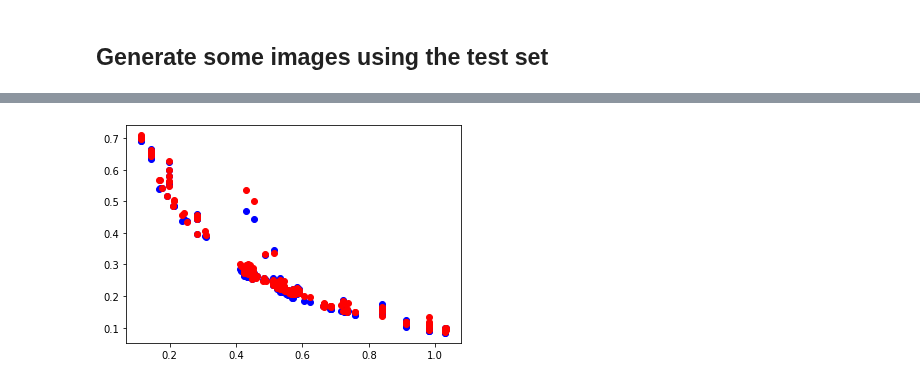
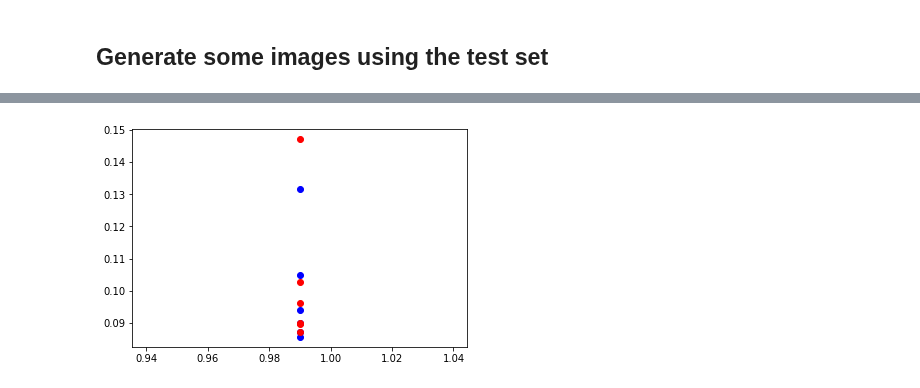
Before and after one commit to cbojechko/Image_Prediction, a Jupyter notebook: fit_fakeandphantom_twomodels.ipynb, the cells around one changed output, grey strips where cells are left out. Cells and saved outputs as stored; diff of their text form; code cells hidden in the pictures.

```diff
--- a/fit_fakeandphantom_twomodels.ipynb
+++ b/fit_fakeandphantom_twomodels.ipynb
@@ -353,7 +341,7 @@ def return_generators(base_path, excluded_fold=5, batch=1, **kwargs):
   val_folder_names.append(os.path.join(base_path, 'phantom_valid'))
   #test_folder_names.append(os.path.join(base_path, 'phantom_valid'))
   #test_folder_names.append(os.path.join(base_path, 'test_pelvis'))
-  test_folder_names.append(os.path.join(base_path, 'pat55_60'))
+  test_folder_names.append(os.path.join(base_path, 'solidwater/9994'))
 
   # for i in range(1,6):
   #   folder_name = '/content/drive/My Drive/data/fold{}'.format(i)
@@ -1104,12 +1132,12 @@ NameError: ignored
 # %%
-generator = GeneratorP()
+#generator = GeneratorP()
 #generator = GeneratorS2(kernel=32)
-#generator = GeneratorFixed()
+#generator = GeneratorFixed2()
 #generator = GeneratorExpSca()
 #generator = GeneratorLK()
 #generator = GeneratorE()
 #generator = GeneratorDCNN()
-#generator = GeneratorDSE()
+generator = GeneratorDSE()
 #tf.keras.utils.plot_model(generator, show_shapes=True, dpi=64)
 generator.summary()
 # %% [output]
@@ -1251,8 +1279,8 @@ checkpoint = tf.train.Checkpoint(generator_optimizer=generator_optimizer,
                                  generator=generator)
 # %%
 def generate_images(model, input, tar):
-  prediction = model(input,training=True)
-  #prediction = model(input,training=False)
+  #prediction = model(input,training=True)
+  prediction = model(input,training=False)
   plot_images(prediction, input, tar)
 # %%
 val_iterator = iter(valid_dataset)
@@ -1438,7 +1466,7 @@ coords = (yepid,xepid)
 #pymedphys = reload(pymedphys)
 #import pymedphys._utilities
 # %%
-example = next(iter(train_dataset))
+example = next(iter(test_dataset))
 input = example[0]
 #print(tf.shape(cbct_input))
 tar = example[1]
@@ -1462,8 +1490,8 @@ prediction = tf.squeeze(prediction, axis=-1)
 prediction = prediction
 
 
-rtimage = pdos*(1.0*np.exp(-4.0*cbct)+0.15*cbct-0.1*cbct*cbct) + rtimage
-prediction = pdos*(1.0*np.exp(-4.0*cbct)+0.15*cbct-0.1*cbct*cbct) + prediction
+rtimage = pdos*(1.0*np.exp(0.7885*cbct*cbct-3.523*cbct-0.04555)) + rtimage
+prediction = pdos*(1.0*np.exp(0.7885*cbct*cbct-3.523*cbct-0.04555)) + prediction
 
 
 plt.figure(figsize=(10, 10))
@@ -1522,7 +1539,7 @@ caxcb = []
 caxrt = []
 caxpred = []
 caxhalf = []
-dataset = train_dataset
+dataset = test_dataset
 
 all_ratios = np.zeros(len(list(dataset)))
 
@@ -1544,37 +1561,38 @@ for example in dataset:
   rtimage = ttar[0,...,0].numpy()
 
 
   #out = "cbctcax {} rtcax {}".format(cbctcax,rtcax/pdoscax)
   #print(out)
   prediction = tf.squeeze(prediction, axis=0)
   prediction = tf.squeeze(prediction, axis=-1)
 
-
-  rtimage = pdos*(1.0*np.exp(-4.0*cbct)+0.15*cbct-0.1*cbct*cbct) + rtimage
-  prediction = pdos*(1.0*np.exp(-4.0*cbct)+0.15*cbct-0.1*cbct*cbct) + prediction
+  rtimage = pdos*(1.0*np.exp(0.7885*cbct*cbct-3.523*cbct-0.04555)) + rtimage
+  prediction = pdos*(1.0*np.exp(0.7885*cbct*cbct-3.523*cbct-0.04555)) + prediction
+  #rtimage = pdos*(1.0*np.exp(-4.0*cbct)+0.15*cbct-0.1*cbct*cbct) + rtimage
+  #prediction = pdos*(1.0*np.exp(-4.0*cbct)+0.15*cbct-0.1*cbct*cbct) + prediction
 
   rtcax = np.mean(rtimage[126:130,126:130])
   predcax = np.mean(prediction[126:130,126:130])
   caxcb = np.append(caxcb,cbctcax)
   caxrt = np.append(caxrt,rtcax/pdoscax)
   caxpred = np.append(caxpred,predcax/pdoscax)
   caxhalf = np.append(caxhalf,halfcax)
 
 #ax = plt.axes(projection='3d')
 #ax.scatter3D(caxcb, caxhalf, caxrt, c='b' )
 #ax.scatter3D(caxcb, caxhalf, caxpred, c='r' )
 #plt.show()
 
 plt.plot(caxcb,caxrt,'bo')
 plt.plot(caxcb,caxpred,'ro')
 
 #plt.plot(caxhalf,caxrt,'bo')
 #plt.plot(caxhalf,caxpred,'ro')
 #plt.ylim([0, 1.0])
 #plt.xlim([0.80, 0.85])
 plt.show()
 # %% [output]
-[figure, old version]
+[figure, new version]
 # %%
 dataset = test_dataset
 all_ratios = np.zeros(len(list(dataset)))
```
Also changed, not shown: parts of 22 cells of this notebook.
